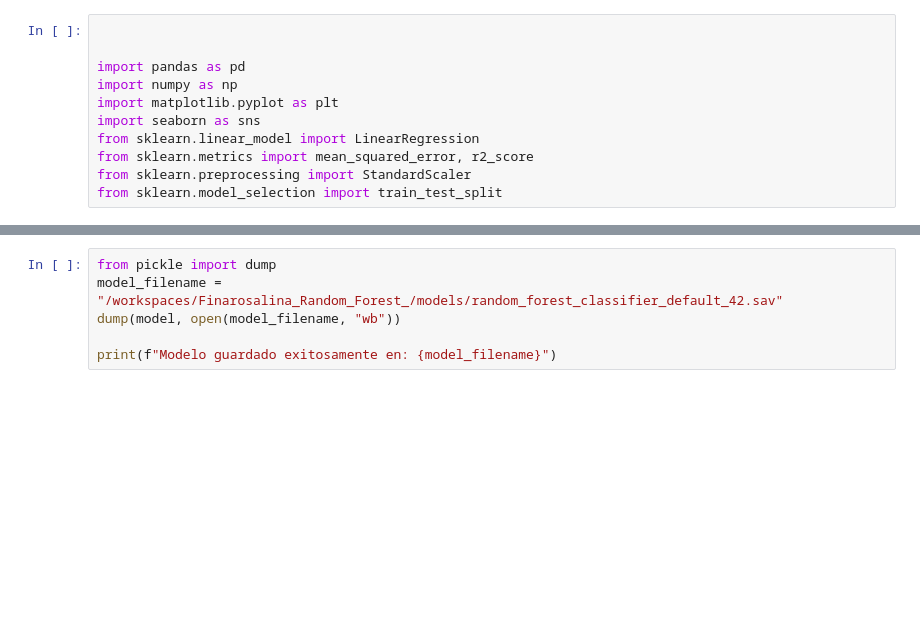
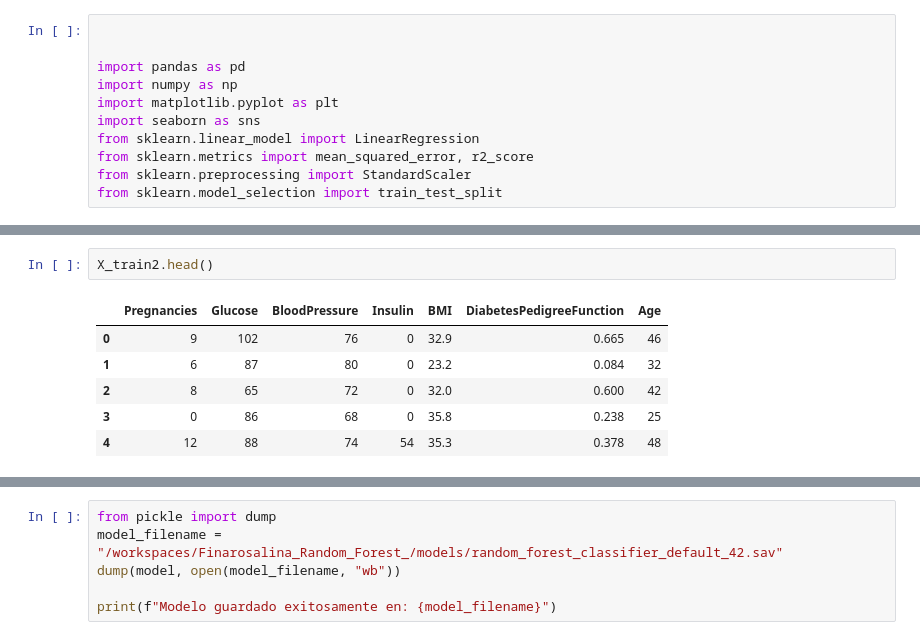
Before and after one commit to 4GeeksAcademy/Finarosalina_Random_Forest_, a Jupyter notebook: src/explore.ipynb, the cells around one changed output, grey strips where cells are left out. Saved outputs shown, nothing was run; the diff lists cells and outputs as text; blank space fills up the shorter version.

```diff
--- a/src/explore.ipynb
+++ b/src/explore.ipynb
@@ -49,0 +21,9 @@ X_train.to_csv("/workspaces/Finarosalina_Random_Forest_/data/processed/X_train_d
+# %%
+X_train2.head()
+# %% [output]
+|  | Pregnancies | Glucose | BloodPressure | Insulin | BMI | DiabetesPedigreeFunction | Age |
+| 0 | 9 | 102 | 76 | 0 | 32.9 | 0.665 | 46 |
+| 1 | 6 | 87 | 80 | 0 | 23.2 | 0.084 | 32 |
+| 2 | 8 | 65 | 72 | 0 | 32.0 | 0.600 | 42 |
+| 3 | 0 | 86 | 68 | 0 | 35.8 | 0.238 | 25 |
+| 4 | 12 | 88 | 74 | 54 | 35.3 | 0.378 | 48 |
```
Also changed, not shown: parts of 15 cells of this notebook, 8 other files.
